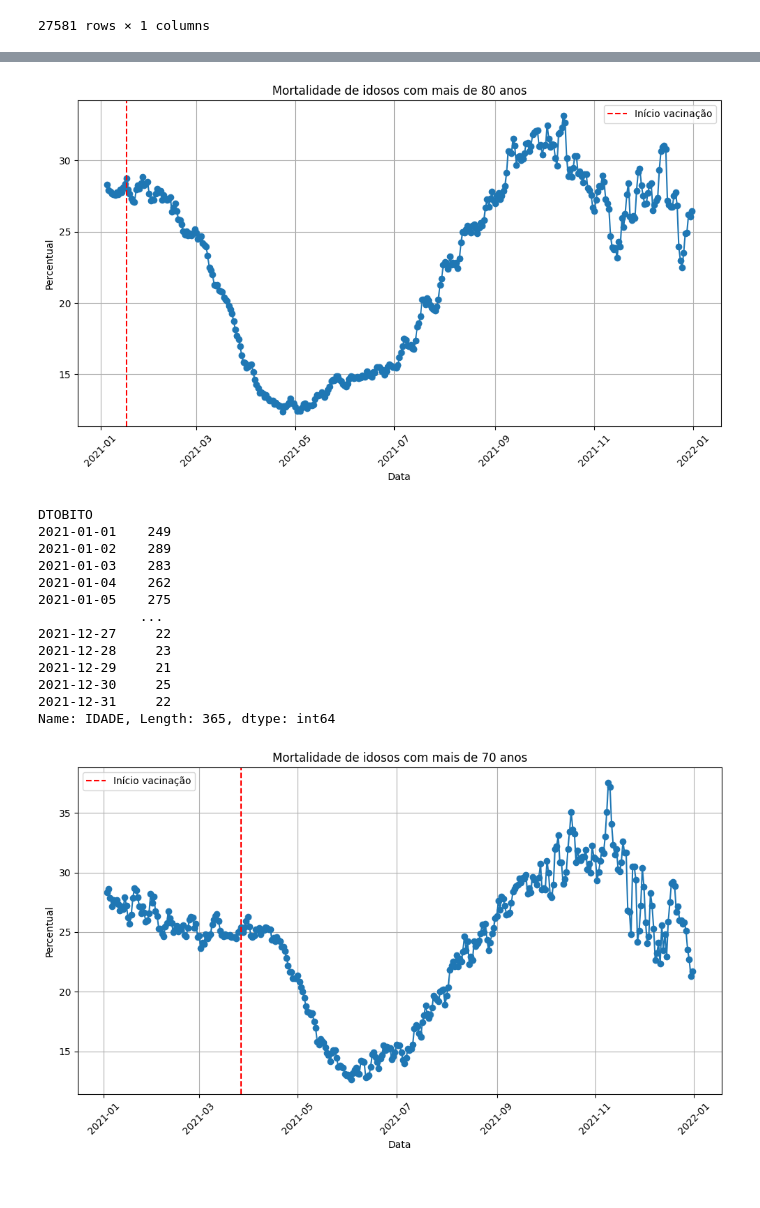
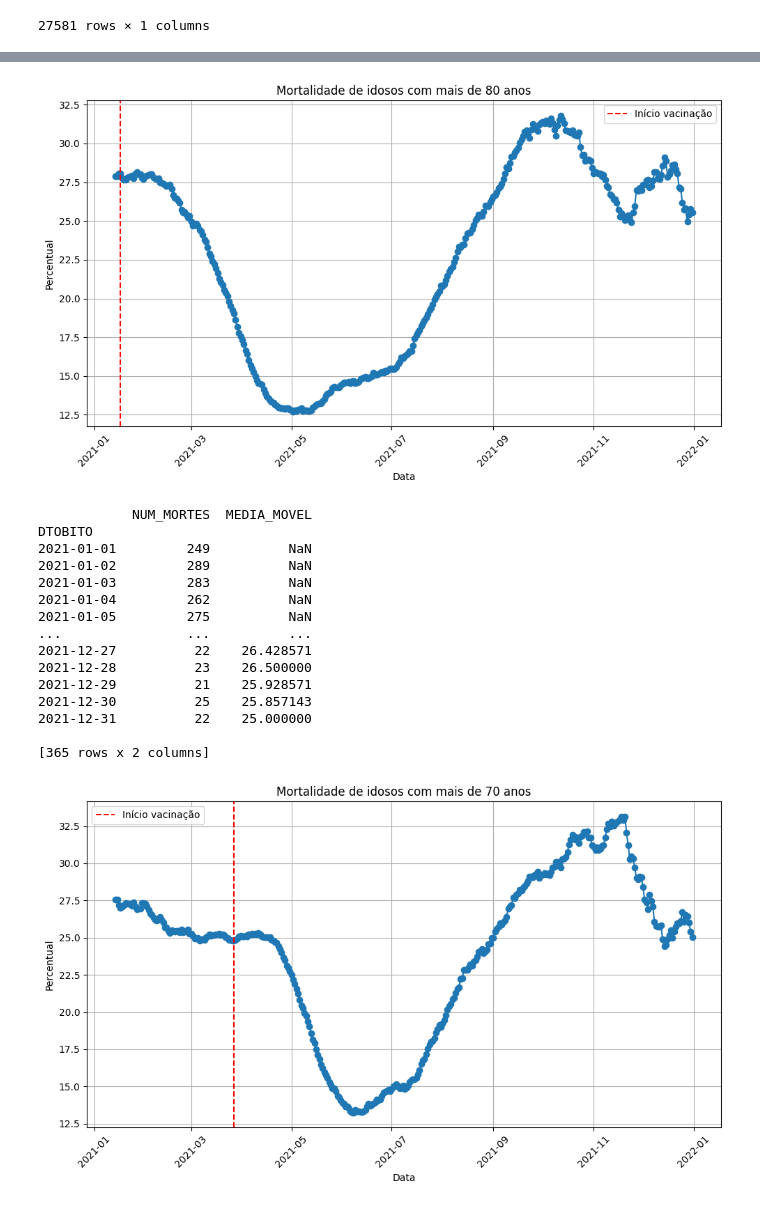
Before and after one commit to arturbernardo/eficacia_vacina_covid19, a Jupyter notebook: eficiencia_vacinas.ipynb, the cells around one changed output, grey strips where cells are left out. Drawn from its saved outputs; the diff is of its cells as text; code cells hidden in the pictures.

```diff
--- a/eficiencia_vacinas.ipynb
+++ b/eficiencia_vacinas.ipynb
@@ -102,7 +95,7 @@ mortes_c19_agg_dia_idade
 # %%
 mortalidade_dia = mortes_c19_agg_dia_idade.groupby(level=0).sum()
 
-mortalidade_dia['MEDIA_MOVEL'] = mortalidade_dia['NUM_MORTES'].rolling(window=5).mean()
+mortalidade_dia['MEDIA_MOVEL'] = mortalidade_dia['NUM_MORTES'].rolling(window=14).mean()
 
 mortalidade_dia
 # %% [output]
@@ -135,7 +117,7 @@ memory usage: 5.7 KB
 filtro_idade = mortes_covid[mortes_covid['IDADE'] >= 80]
 
 maior_80 = filtro_idade.groupby('DTOBITO')['IDADE'].size().rename('NUM_MORTES').to_frame()
-maior_80['MEDIA_MOVEL'] = maior_80['NUM_MORTES'].rolling(window=5).mean()
+maior_80['MEDIA_MOVEL'] = maior_80['NUM_MORTES'].rolling(window=14).mean()
 
 print(maior_80)
 # %% [output]
@@ -219,56 +190,56 @@ plt.grid(True)
 plt.tight_layout()
 plt.show()
 # %% [output]
-[figure, old version]
+[figure, new version]
 # %%
 filtro_idade = mortes_covid[(mortes_covid['IDADE'] >= 70) & (mortes_covid['IDADE'] < 80)]
 
-maior_70 = filtro_idade.groupby('DTOBITO')['IDADE'].size()
+maior_70 = filtro_idade.groupby('DTOBITO')['IDADE'].size().rename('NUM_MORTES').to_frame()
+maior_70['MEDIA_MOVEL'] = maior_70['NUM_MORTES'].rolling(window=14).mean()
 
 print(maior_70)
 # %% [output]
+            NUM_MORTES  MEDIA_MOVEL
 DTOBITO
-2021-01-01    249
-2021-01-02    289
-2021-01-03    283
-2021-01-04    262
-2021-01-05    275
-             ...
-2021-12-27     22
-2021-12-28     23
-2021-12-29     21
-2021-12-30     25
-2021-12-31     22
-Name: IDADE, Length: 365, dtype: int64
+2021-01-01         249          NaN
+2021-01-02         289          NaN
+2021-01-03         283          NaN
+2021-01-04         262          NaN
+2021-01-05         275          NaN
+...                ...          ...
+2021-12-27          22    26.428571
+2021-12-28          23    26.500000
+2021-12-29          21    25.928571
+2021-12-30          25    25.857143
+2021-12-31          22    25.000000
+
+[365 rows x 2 columns]
 # %%
 data_to_plot = []
 percentual_to_plot = []
 window_size = 3
 
-for index, todos, m70 in zip(mortalidade_dia.index, mortalidade_dia, maior_70):
+for index, todos, m70 in zip(mortalidade_dia.index, mortalidade_dia.MEDIA_MOVEL, maior_70.MEDIA_MOVEL):
     percentual = (m70 * 100) / todos
-    # print(index, percentual, "m70", m70, "todos:", todos)
     data_to_plot.append(index)
     percentual_to_plot.append(percentual)
-
-smothed_percentual_to_plot = np.convolve(percentual_to_plot, np.ones(window_size)/window_size, mode='full')[:len(percentual_to_plot)]
 # %%
 plt.figure(figsize=(10, 6))
-plt.plot(data_to_plot[2:], smothed_percentual_to_plot[2:], marker='o', linestyle='-')
+plt.plot(data_to_plot[2:], percentual_to_plot[2:], marker='o', linestyle='-')
 
 plt.xlabel('Data')
 plt.ylabel('Percentual')
 plt.title('Mortalidade de idosos com mais de 70 anos')
 
 data_vertical = pd.Timestamp('2021-03-27')
 plt.axvline(x=data_vertical, color='red', linestyle='--', label='Início vacinação')
 plt.legend()
 
 plt.xticks(rotation=45)
 
 plt.grid(True)
 plt.tight_layout()
 plt.show()
 # %% [output]
-[figure, old version]
+[figure, new version]
 # %%
```
Also changed, not shown: parts of 10 cells of this notebook.
